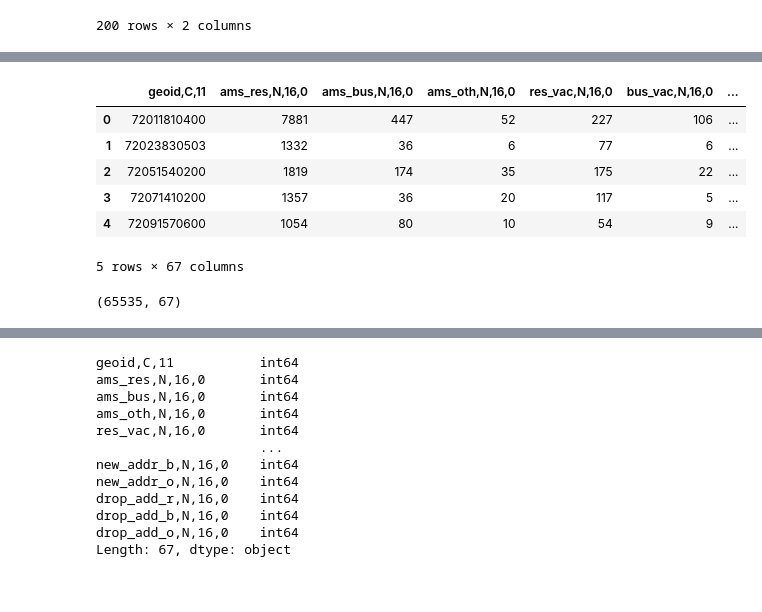
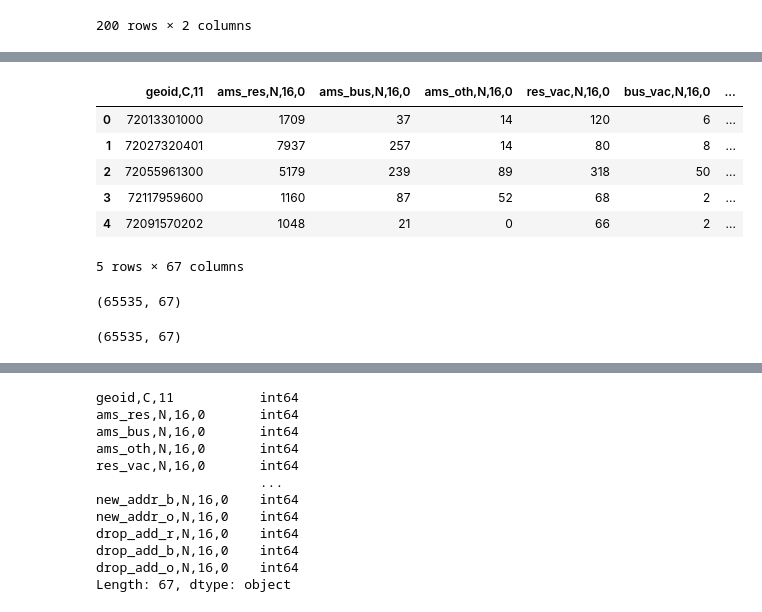
Before and after one commit to Jenkir/vacant_comm_bldgs, a Jupyter notebook: vacants_2021.ipynb, the cells around one changed output, grey strips where cells are left out. Drawn from its saved outputs; the diff is of its cells as text; code cells hidden in the pictures.

```diff
--- a/vacants_2021.ipynb
+++ b/vacants_2021.ipynb
@@ -36,18 +55,23 @@ corr_key_df
 # %%
-vac_2021Q4_df = pd.read_csv(data_2021Q4)
-vac_2021Q4_df.head()
+
+vac_2021Q3_df = pd.read_csv(data_2021Q3)
+vac_2021Q3_df.head()
 # %% [output]
 |  | geoid,C,11 | ams_res,N,16,0 | ams_bus,N,16,0 | ams_oth,N,16,0 | res_vac,N,16,0 | bus_vac,N,16,0 | ... |
-| 0 | 72011810400 | 7881 | 447 | 52 | 227 | 106 | ... |
-| 1 | 72023830503 | 1332 | 36 | 6 | 77 | 6 | ... |
-| 2 | 72051540200 | 1819 | 174 | 35 | 175 | 22 | ... |
-| 3 | 72071410200 | 1357 | 36 | 20 | 117 | 5 | ... |
-| 4 | 72091570600 | 1054 | 80 | 10 | 54 | 9 | ... |
+| 0 | 72013301000 | 1709 | 37 | 14 | 120 | 6 | ... |
+| 1 | 72027320401 | 7937 | 257 | 14 | 80 | 8 | ... |
+| 2 | 72055961300 | 5179 | 239 | 89 | 318 | 50 | ... |
+| 3 | 72117959600 | 1160 | 87 | 52 | 68 | 2 | ... |
+| 4 | 72091570202 | 1048 | 21 | 0 | 66 | 2 | ... |
 5 rows × 67 columns
 # %%
 vac_2021Q4_df.shape
 # %% [output]
 (65535, 67)
+# %%
+vac_2021Q3_df.shape
+# %% [output]
+(65535, 67)
 # %%
 # Remove rows that do not include Baltimore GEOID ("24510....); Baltimore FIPS  is 24, Baltimore FIPS is 510, rest of the geoid is census tract #
 balt_2021Q4_df = vac_2021Q4_df[vac_2021Q4_df["geoid,C,11"].between(24510000000, 24510999999, inclusive=True)]
```
Also changed, not shown: parts of 23 cells of this notebook, 1 other file.
